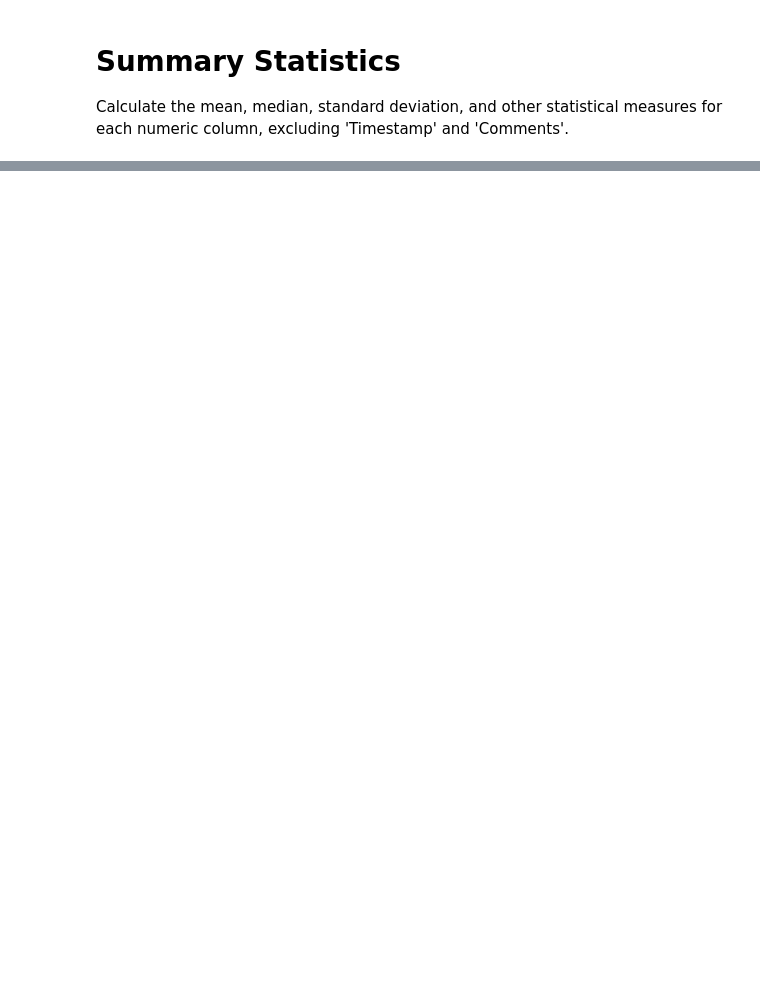
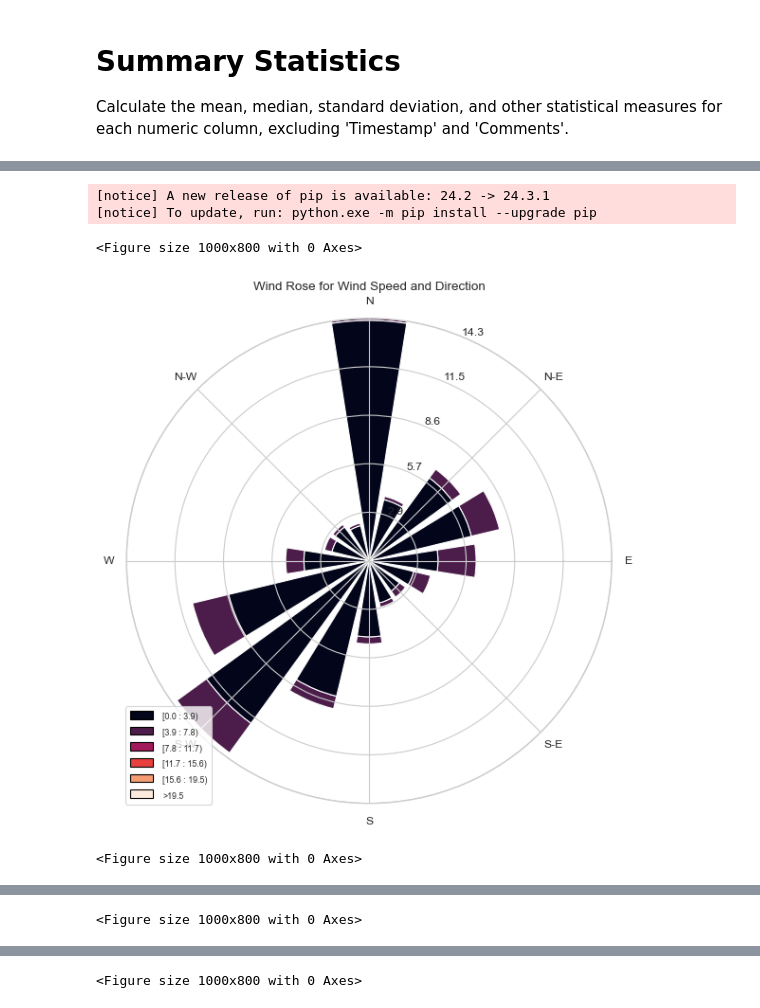
Before and after one commit to abrishk26/kaim-week-0, a Jupyter notebook: notebooks/eda.ipynb, the cells around one changed output, grey strips where cells are left out. Cells and saved outputs as stored; diff of their text form; code cells hidden in the pictures; blank space fills up the shorter version.

```diff
--- a/notebooks/eda.ipynb
+++ b/notebooks/eda.ipynb
@@ -69,0 +317,41 @@ summary_stats
+# %%
+# Wind Analysis
+
+# Install windrose package
+%pip install windrose
+
+# Import additional required libraries for wind analysis
+from windrose import WindroseAxes
+
+# Plot wind rose for wind speed and direction
+plt.figure(figsize=(10, 8))
+ax = WindroseAxes.from_ax()
+ax.bar(df['WD'], df['WS'], normed=True, opening=0.8, edgecolor='white')
+ax.set_legend()
+plt.title('Wind Rose for Wind Speed and Direction')
+plt.show()
+
+# Plot wind rose for wind gust speed and direction
+plt.figure(figsize=(10, 8))
+ax = WindroseAxes.from_ax()
+ax.bar(df['WD'], df['WSgust'], normed=True, opening=0.8, edgecolor='white')
+ax.set_legend()
+plt.title('Wind Rose for Wind Gust Speed and Direction')
+plt.show()
+
+# Plot radial bar plot for wind speed distribution
+plt.figure(figsize=(10, 8))
+ax = WindroseAxes.from_ax()
+ax.box(df['WD'], df['WS'], bins=np.arange(0, df['WS'].max(), 1), edgecolor='white')
+ax.set_legend()
+plt.title('Radial Bar Plot for Wind Speed Distribution')
+plt.show()
+
+# Plot radial bar plot for wind gust speed distribution
+plt.figure(figsize=(10, 8))
+ax = WindroseAxes.from_ax()
+ax.box(df['WD'], df['WSgust'], bins=np.arange(0, df['WSgust'].max(), 1), edgecolor='white')
+ax.set_legend()
+plt.title('Radial Bar Plot for Wind Gust Speed Distribution')
+plt.show()
+# %% [output]
@@ -69,0 +375,5 @@ summary_stats
+[notice] A new release of pip is available: 24.2 -> 24.3.1
+[notice] To update, run: python.exe -m pip install --upgrade pip
+<Figure size 1000x800 with 0 Axes>
+[figure, added]
+<Figure size 1000x800 with 0 Axes>
@@ -69,0 +381 @@ summary_stats
+<Figure size 1000x800 with 0 Axes>
@@ -69,0 +383 @@ summary_stats
+<Figure size 1000x800 with 0 Axes>
```
Also changed, not shown: parts of 12 cells of this notebook.
